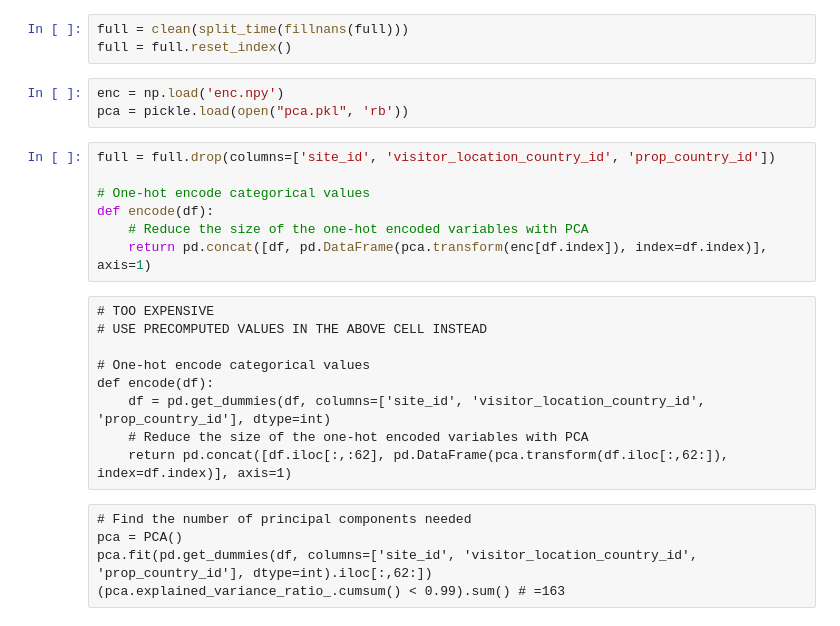
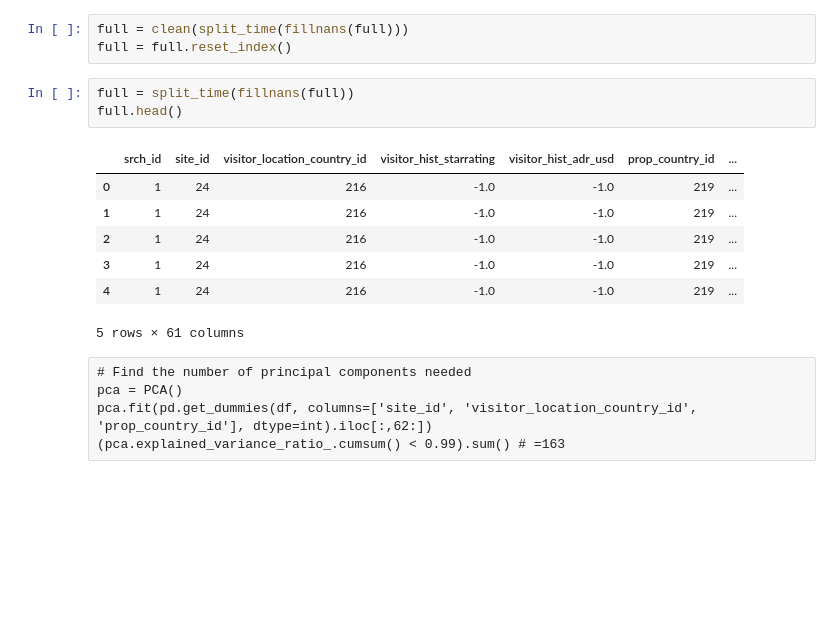
Before and after one commit to ChackMociute/Data-Mining-Techniques, a Jupyter notebook: Ass2/Ass2.ipynb, the cells around one changed output. Saved outputs shown, nothing was run; the diff lists cells and outputs as text; blank space fills up the shorter version.

```diff
--- a/Ass2/Ass2.ipynb
+++ b/Ass2/Ass2.ipynb
@@ -50,25 +67,17 @@ def clean(df):
 # %%
 full = clean(split_time(fillnans(full)))
 full = full.reset_index()
-# %%
-enc = np.load('enc.npy')
-pca = pickle.load(open("pca.pkl", 'rb'))
-# %%
-full = full.drop(columns=['site_id', 'visitor_location_country_id', 'prop_country_id'])
-
-# One-hot encode categorical values
-def encode(df):
-    # Reduce the size of the one-hot encoded variables with PCA
-    return pd.concat([df, pd.DataFrame(pca.transform(enc[df.index]), index=df.index)], axis=1)
-# %% [raw]
-# TOO EXPENSIVE
-# USE PRECOMPUTED VALUES IN THE ABOVE CELL INSTEAD
-
-# One-hot encode categorical values
-def encode(df):
-    df = pd.get_dummies(df, columns=['site_id', 'visitor_location_country_id', 'prop_country_id'], dtype=int)
-    # Reduce the size of the one-hot encoded variables with PCA
-    return pd.concat([df.iloc[:,:62], pd.DataFrame(pca.transform(df.iloc[:,62:]), index=df.index)], axis=1)
+# %%
+full = split_time(fillnans(full))
+full.head()
+# %% [output]
+|  | srch_id | site_id | visitor_location_country_id | visitor_hist_starrating | visitor_hist_adr_usd | prop_country_id | ... |
+| 0 | 1 | 24 | 216 | -1.0 | -1.0 | 219 | ... |
+| 1 | 1 | 24 | 216 | -1.0 | -1.0 | 219 | ... |
+| 2 | 1 | 24 | 216 | -1.0 | -1.0 | 219 | ... |
+| 3 | 1 | 24 | 216 | -1.0 | -1.0 | 219 | ... |
+| 4 | 1 | 24 | 216 | -1.0 | -1.0 | 219 | ... |
+5 rows × 61 columns
 # %% [raw]
 # Find the number of principal components needed
 pca = PCA()
```
Also changed, not shown: parts of 15 cells of this notebook, 4 other files.
